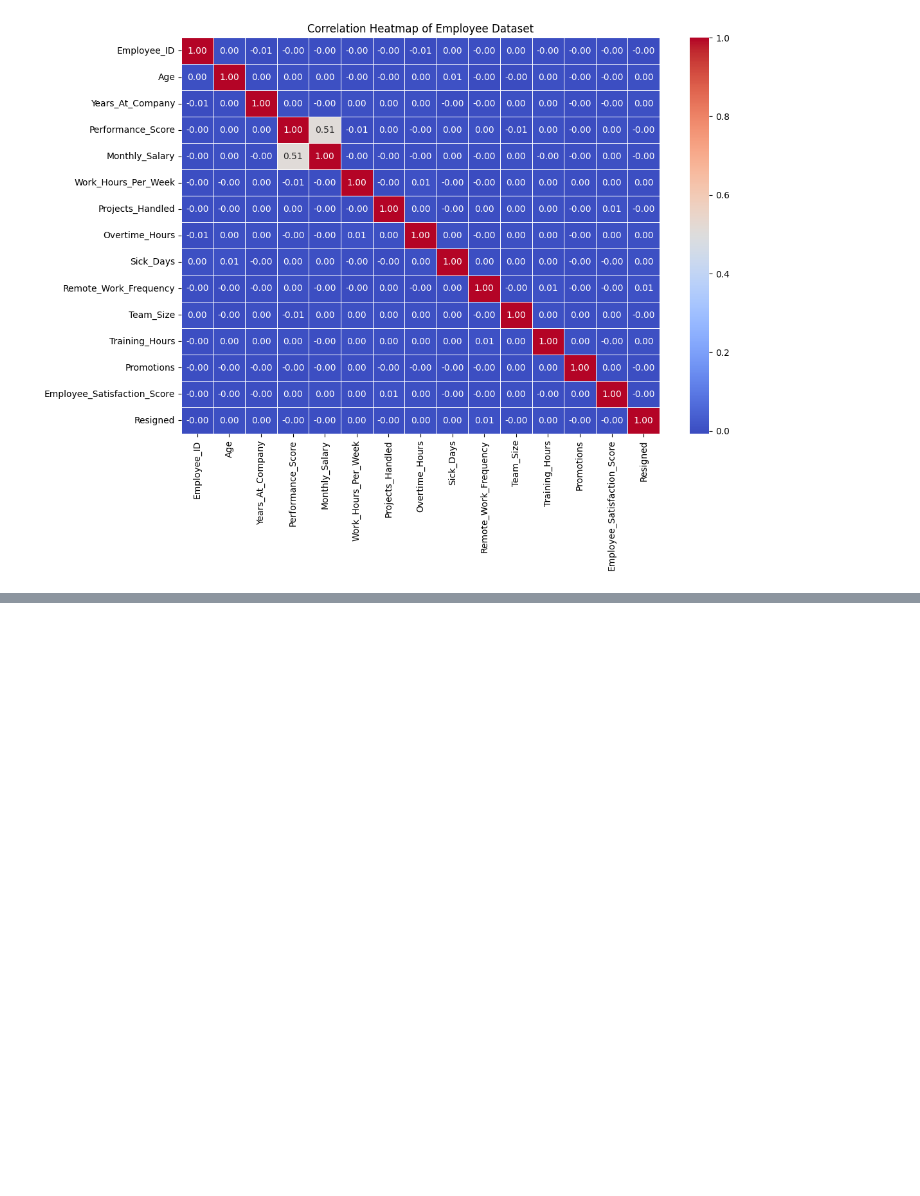
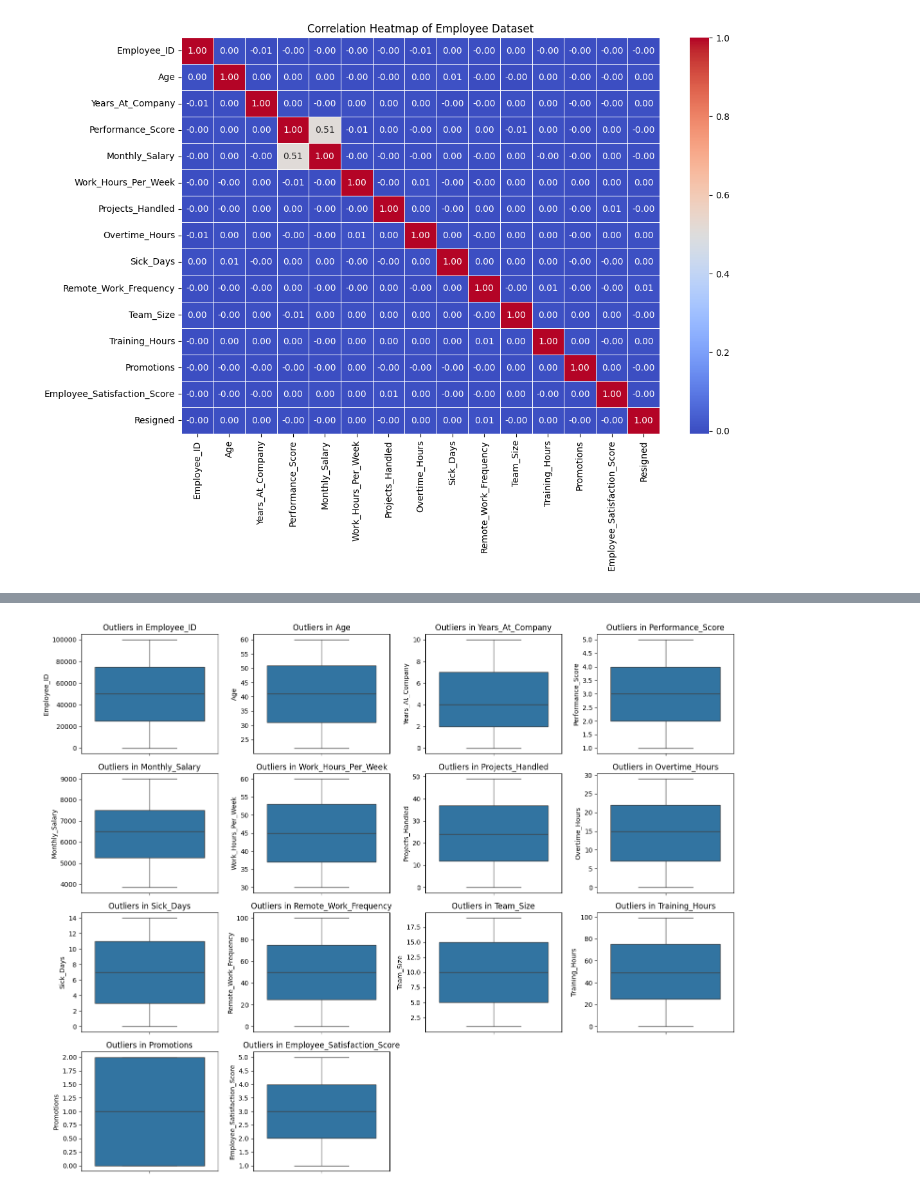
Before and after one commit to AyanNayyer/Industry4.0_project, a Jupyter notebook: I4_analysis.ipynb, the cells around one changed output, grey strips where cells are left out. Drawn from its saved outputs; the diff is of its cells as text; code cells hidden in the pictures; blank space fills up the shorter version.

```diff
--- a/I4_analysis.ipynb
+++ b/I4_analysis.ipynb
@@ -59,3 +59,23 @@ plt.title('Correlation Heatmap of Employee Dataset')
 plt.show()
 # %% [output]
 [figure]
+# %%
+# Check for null values
+print("🔍 Null Values:")
+display(df.isnull().sum())
+
+# Check for duplicates
+print("\n🔄 Duplicate Rows:", df.duplicated().sum())
+
+# Convert Hire_Date to datetime
+df['Hire_Date'] = pd.to_datetime(df['Hire_Date'], errors='coerce')
+
+# Recalculate Years_At_Company
+current_year = pd.Timestamp.now().year
+df['Years_At_Company_Calculated'] = current_year - df['Hire_Date'].dt.year
+
+# Identify discrepancies between given and recalculated years
+df['Years_Match'] = df['Years_At_Company'] == df['Years_At_Company_Calculated']
+
+print("\n❗ Discrepancies in Years_At_Company:")
+display(df[~df['Years_Match']][['Hire_Date', 'Years_At_Company', 'Years_At_Company_Calculated']])
@@ -61,0 +117,14 @@ plt.show()
+# %%
+# Outlier detection using box plots
+numeric_cols = df.select_dtypes(include=['int64', 'float64']).columns
+
+plt.figure(figsize=(15, 12))
+for i, col in enumerate(numeric_cols):
+    plt.subplot(4, 4, i + 1)
+    sns.boxplot(y=df[col])
+    plt.title(f'Outliers in {col}')
+    plt.tight_layout()
+
+plt.show()
+# %% [output]
+[figure, added]
```
Also changed, not shown: parts of 6 cells of this notebook, 1 other file.
